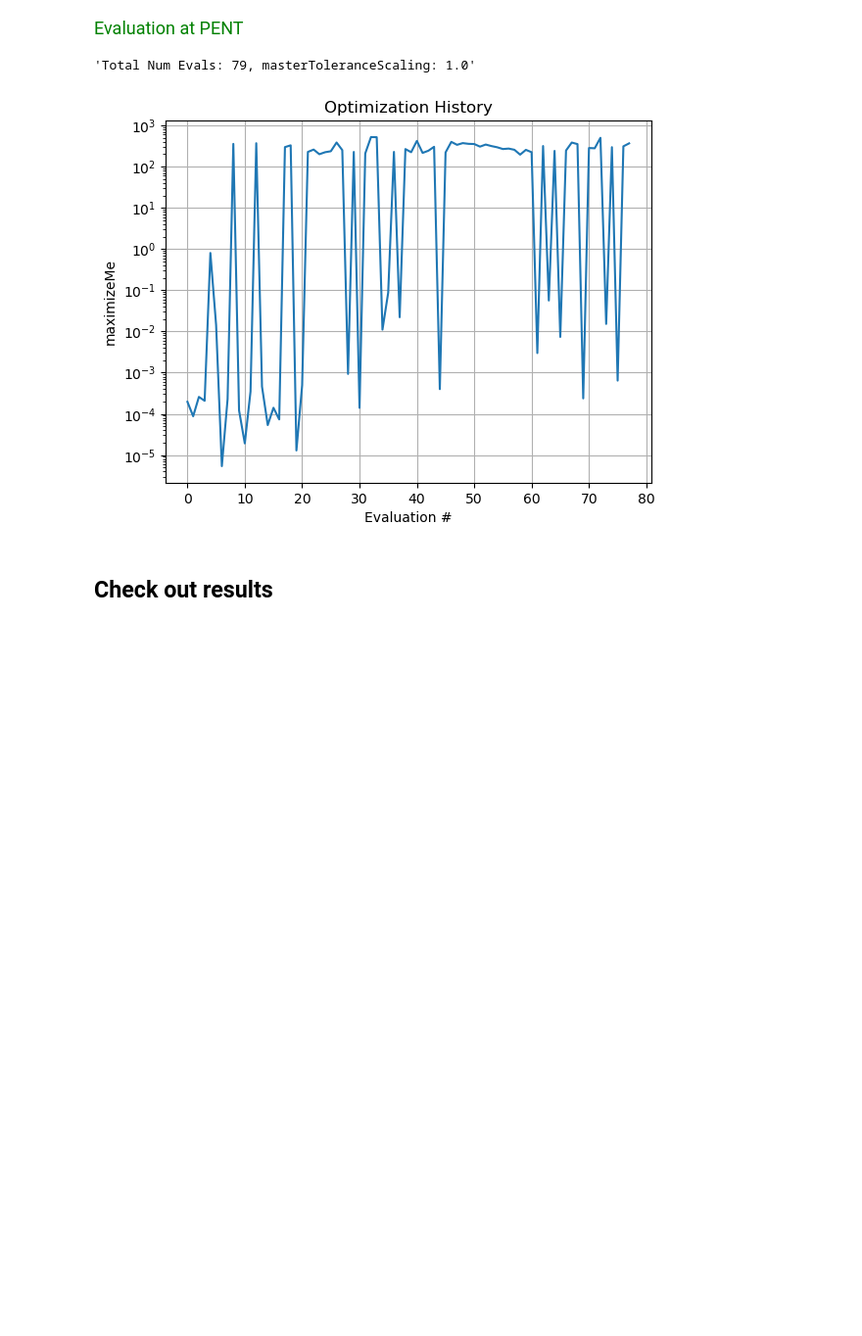
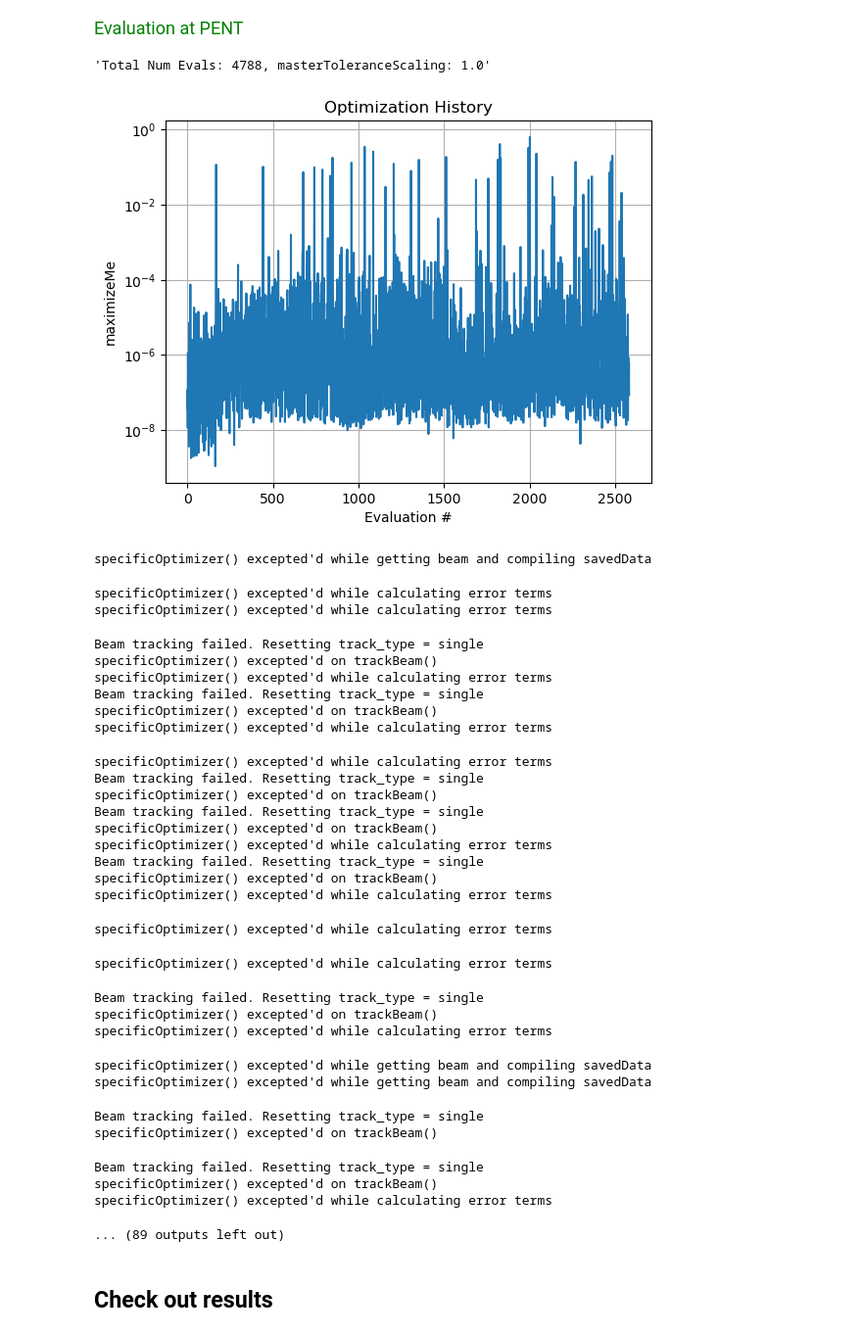
Before and after one commit to slaclab/FACET2-Bmad-PyTao, a Jupyter notebook: Generalized optimizer.ipynb, the cells around one changed output. Shown at 98% size. Cells and saved outputs as stored; diff of their text form; code cells hidden in the pictures; blank space fills up the shorter version.

```diff
--- a/Generalized optimizer.ipynb
+++ b/Generalized optimizer.ipynb
@@ -17,7 +17,7 @@ tao = initializeTao(
     inputBeamFilePathSuffix = inputBeamFilePathSuffix,
 
     csrTF = csrTF,
-    numMacroParticles=1e4,
+    numMacroParticles=1e3,
     scratchPath = "/tmp",
     randomizeFileNames = True
 )
@@ -547,8 +547,8 @@ Evaluation at PENT
 # %%
 from scipy.optimize import minimize
 
-#optimizationType = "differentialEvolution" #Classic, standard for exploration
-optimizationType = "nelderMead"            #Classic, standard for refinement
+optimizationType = "differentialEvolution" #Classic, standard for exploration
+#optimizationType = "nelderMead"            #Classic, standard for refinement
 #optimizationType = "L-BFGS-B"              #This never seems to work; I think the problem is too noisy to get a reasonable Hessian
 #optimizationType = "powell"                #This rarely seems to help; I think the orthogonal approach is not appropriate for this problem
 #optimizationType = "COBYQA"                #Seems promising. Not timid about making big, coordinated moves. I like it more for refinement though. Seems (much) more likely than nelderMead to give up too early though...
@@ -582,7 +582,7 @@ match optimizationType:
                     #Optional: Define mean based on defaultSettingsVector
                     mean = defaultSettingsVector[i]
 
-                    std_dev = (high - low) / 200
+                    std_dev = (high - low) / 5
                     populationDE[:, i] = np.random.normal(mean, std_dev, totalPopSize)
 
         #Optional: Add specific points to initial evaluation list
@@ -656,35 +656,66 @@ match optimizationType:
 
         #Initial point(s) to check
         optimizer.probe(
             params={key: importedDefaultSettings[key] for key in pbounds.keys()},
             lazy=True,
         )
 
         #Refer to https://bayesian-optimization.github.io/BayesianOptimization/exploitation_vs_exploration.html
         #and https://github.com/bayesian-optimization/BayesianOptimization/blob/master/bayes_opt/bayesian_optimization.py
         boInitialKappa = 10 + 0*10.
         boFinalKappa = 1e-6 + 0*0.1
         boNumIter = 2000
         boKappaDecay = (boFinalKappa / boInitialKappa)**(1/boNumIter)
 
         acquisition_function = bayes_opt.util.UtilityFunction(
                                            kind='ucb',
                                            kappa=boInitialKappa,         #Default 2.576
                                            xi=0.0,              #Default 0
                                            kappa_decay=boKappaDecay,       #Default 0
                                            kappa_decay_delay=0  #Default 0
                                         )
 
         optimizer.maximize(
             init_points=200, #Initial, random points. Unwise to omit. "Often, 2*dim to 5*dim random points are recommended before switching to model-driven exploration."
             n_iter=boNumIter,
             acquisition_function=acquisition_function
         )
 
 print(problem.history)
 # %% [output]
-'Total Num Evals: 79, masterToleranceScaling: 1.0'
+'Total Num Evals: 4788, masterToleranceScaling: 1.0'
-[figure, old version]
+[figure, new version]
+specificOptimizer() excepted'd while getting beam and compiling savedData
+specificOptimizer() excepted'd while calculating error terms
+specificOptimizer() excepted'd while calculating error terms
+Beam tracking failed. Resetting track_type = single
+specificOptimizer() excepted'd on trackBeam()
+specificOptimizer() excepted'd while calculating error terms
+Beam tracking failed. Resetting track_type = single
+specificOptimizer() excepted'd on trackBeam()
+specificOptimizer() excepted'd while calculating error terms
+specificOptimizer() excepted'd while calculating error terms
+Beam tracking failed. Resetting track_type = single
+specificOptimizer() excepted'd on trackBeam()
+Beam tracking failed. Resetting track_type = single
+specificOptimizer() excepted'd on trackBeam()
+specificOptimizer() excepted'd while calculating error terms
+Beam tracking failed. Resetting track_type = single
+specificOptimizer() excepted'd on trackBeam()
+specificOptimizer() excepted'd while calculating error terms
+specificOptimizer() excepted'd while calculating error terms
+specificOptimizer() excepted'd while calculating error terms
+Beam tracking failed. Resetting track_type = single
+specificOptimizer() excepted'd on trackBeam()
+specificOptimizer() excepted'd while calculating error terms
+specificOptimizer() excepted'd while getting beam and compiling savedData
+specificOptimizer() excepted'd while getting beam and compiling savedData
+Beam tracking failed. Resetting track_type = single
+specificOptimizer() excepted'd on trackBeam()
+Beam tracking failed. Resetting track_type = single
+specificOptimizer() excepted'd on trackBeam()
+specificOptimizer() excepted'd while calculating error terms
+... (89 outputs left out)
 # %% [markdown]
 ## Check out results
 # %%
```
Also changed, not shown: parts of 2 cells of this notebook, 1 other file.
